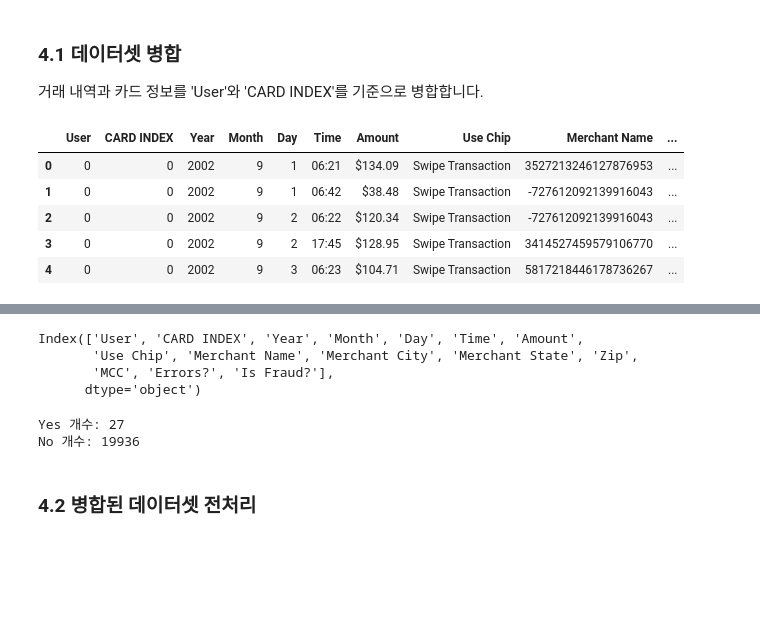
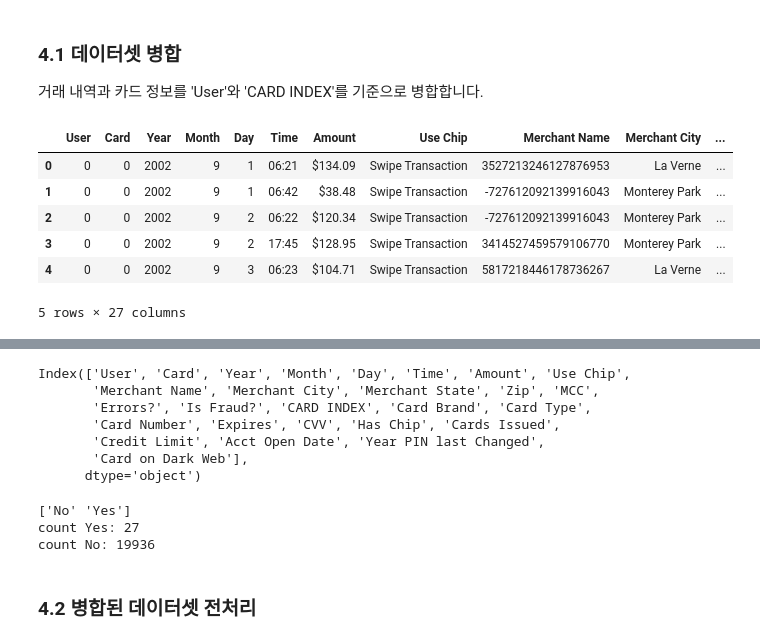
Before and after one commit to pixelwizard2/GuardianPay---Protecting-Against-Lost-Card-and-Copied-Card-Transactions, a Jupyter notebook: GuardianPay_code_(한국어).ipynb, the cells around one changed output, grey strips where cells are left out. Saved outputs shown, nothing was run; the diff lists cells and outputs as text; code cells hidden in the pictures; blank space fills up the shorter version.

```diff
--- a/GuardianPay_code_(한국어).ipynb
+++ b/GuardianPay_code_(한국어).ipynb
@@ -68,16 +68,24 @@ Transactions Dataframe:
 # %%
 # 'cards_df'에 더미 값(예: 0)을 가진 'Is Fraud?' 컬럼 추가
 cards_df['Is Fraud?'] = 0
 
-# 'transactions_df'와 'cards_df'를 'User'와 'CARD INDEX' 컬럼을 기준으로 병합
-merged_data = pd.merge(transactions_df, cards_df[['User', 'CARD INDEX']], on=['User', 'CARD INDEX'], how='left')
+# 'transactions_df'와 'cards_df'를 'User'와 'Card' 컬럼을 기준으로 병합
+merged_data = pd.merge(
+    transactions_df,
+    cards_df.drop(columns=['Is Fraud?']),  # 'Is Fraud?' 컬럼을 제외하고 가져옵니다.
+    left_on=['User', 'Card'],
+    right_on=['User', 'CARD INDEX'],
+    how='left',
+    suffixes=('_transactions', '_cards')
+)
 
 # 데이터 병합이 완료된 merged_data 데이터프레임 출력
 merged_data.head()
 # %% [output]
-|  | User | CARD INDEX | Year | Month | Day | Time | Amount | Use Chip | Merchant Name | ... |
-| 0 | 0 | 0 | 2002 | 9 | 1 | 06:21 | $134.09 | Swipe Transaction | 3527213246127876953 | ... |
-| 1 | 0 | 0 | 2002 | 9 | 1 | 06:42 | $38.48 | Swipe Transaction | -727612092139916043 | ... |
-| 2 | 0 | 0 | 2002 | 9 | 2 | 06:22 | $120.34 | Swipe Transaction | -727612092139916043 | ... |
-| 3 | 0 | 0 | 2002 | 9 | 2 | 17:45 | $128.95 | Swipe Transaction | 3414527459579106770 | ... |
-| 4 | 0 | 0 | 2002 | 9 | 3 | 06:23 | $104.71 | Swipe Transaction | 5817218446178736267 | ... |
+|  | User | Card | Year | Month | Day | Time | Amount | Use Chip | Merchant Name | Merchant City | ... |
+| 0 | 0 | 0 | 2002 | 9 | 1 | 06:21 | $134.09 | Swipe Transaction | 3527213246127876953 | La Verne | ... |
+| 1 | 0 | 0 | 2002 | 9 | 1 | 06:42 | $38.48 | Swipe Transaction | -727612092139916043 | Monterey Park | ... |
+| 2 | 0 | 0 | 2002 | 9 | 2 | 06:22 | $120.34 | Swipe Transaction | -727612092139916043 | Monterey Park | ... |
+| 3 | 0 | 0 | 2002 | 9 | 2 | 17:45 | $128.95 | Swipe Transaction | 3414527459579106770 | Monterey Park | ... |
+| 4 | 0 | 0 | 2002 | 9 | 3 | 06:23 | $104.71 | Swipe Transaction | 5817218446178736267 | La Verne | ... |
+5 rows × 27 columns
@@ -85,22 +94,30 @@ merged_data.head()
 # 'merged_data' 데이터프레임의 컬럼 이름 확인
 merged_data.columns
 # %% [output]
-Index(['User', 'CARD INDEX', 'Year', 'Month', 'Day', 'Time', 'Amount',
-       'Use Chip', 'Merchant Name', 'Merchant City', 'Merchant State', 'Zip',
-       'MCC', 'Errors?', 'Is Fraud?'],
+Index(['User', 'Card', 'Year', 'Month', 'Day', 'Time', 'Amount', 'Use Chip',
+       'Merchant Name', 'Merchant City', 'Merchant State', 'Zip', 'MCC',
+       'Errors?', 'Is Fraud?', 'CARD INDEX', 'Card Brand', 'Card Type',
+       'Card Number', 'Expires', 'CVV', 'Has Chip', 'Cards Issued',
+       'Credit Limit', 'Acct Open Date', 'Year PIN last Changed',
+       'Card on Dark Web'],
       dtype='object')
 # %%
+# 'Is Fraud?' 컬럼의 고유한 값 확인(* 통합 과정에서 Yes/No 데이터가 NaN으로 변형 안 되도록 미리 체크하는 부분)
+unique_values = merged_data['Is Fraud?'].unique()
+print(unique_values)
+
 # 'Is Fraud?' 컬럼 값이 'YES'인 데이터 개수
 num_yes = (merged_data['Is Fraud?'] == 'Yes').sum()
 
 # 'Is Fraud?' 컬럼 값이 'NO'인 데이터 개수
 num_no = (merged_data['Is Fraud?'] == 'No').sum()
 
-print("Yes 개수:", num_yes)
-print("No 개수:", num_no)
+print("count Yes:", num_yes)
+print("count No:", num_no)
 # %% [output]
-Yes 개수: 27
-No 개수: 19936
+['No' 'Yes']
+count Yes: 27
+count No: 19936
 # %% [markdown]
 ### 4.2 병합된 데이터셋 전처리
 # %% [markdown]
```
Also changed, not shown: parts of 13 cells of this notebook.
